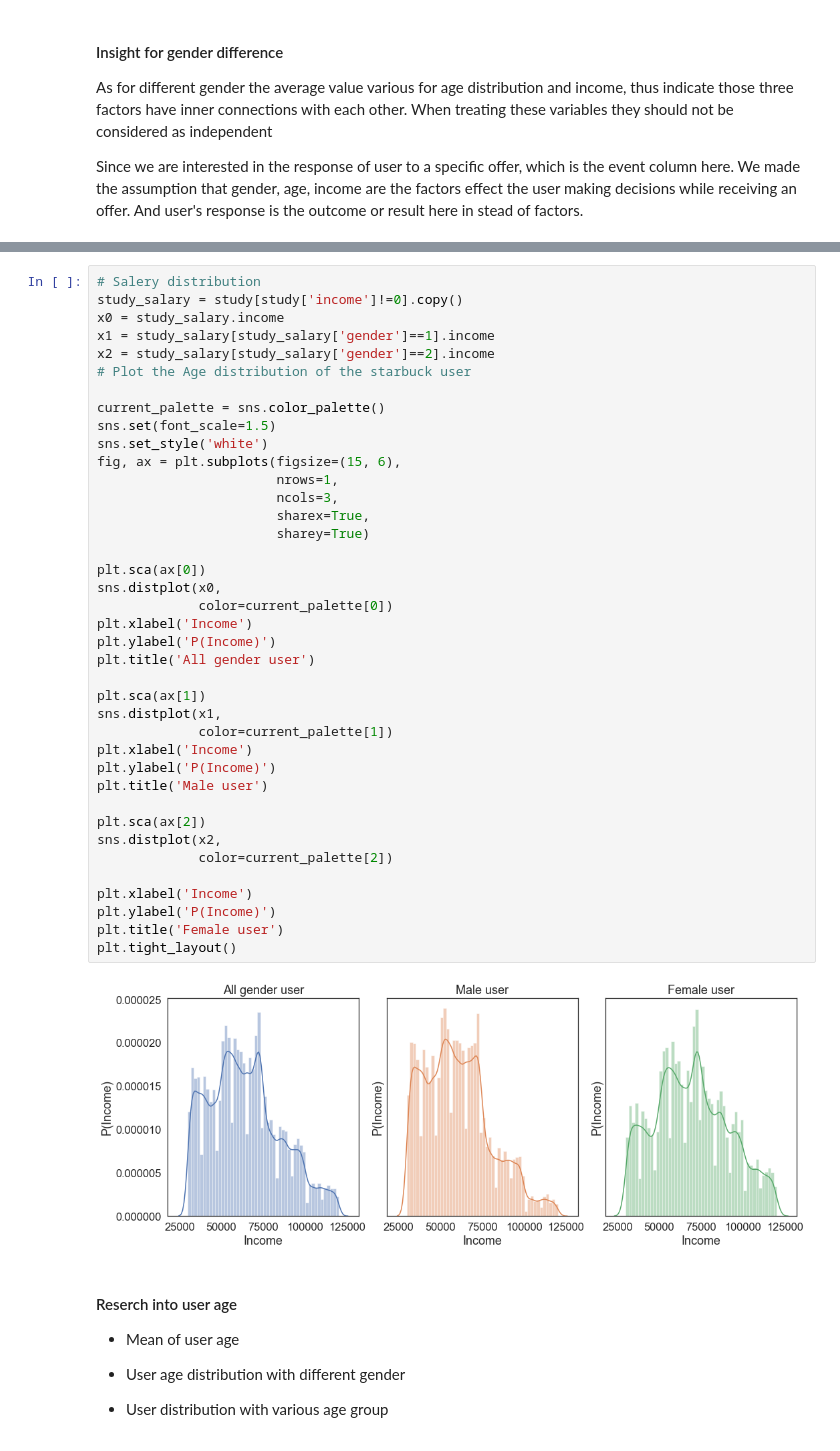
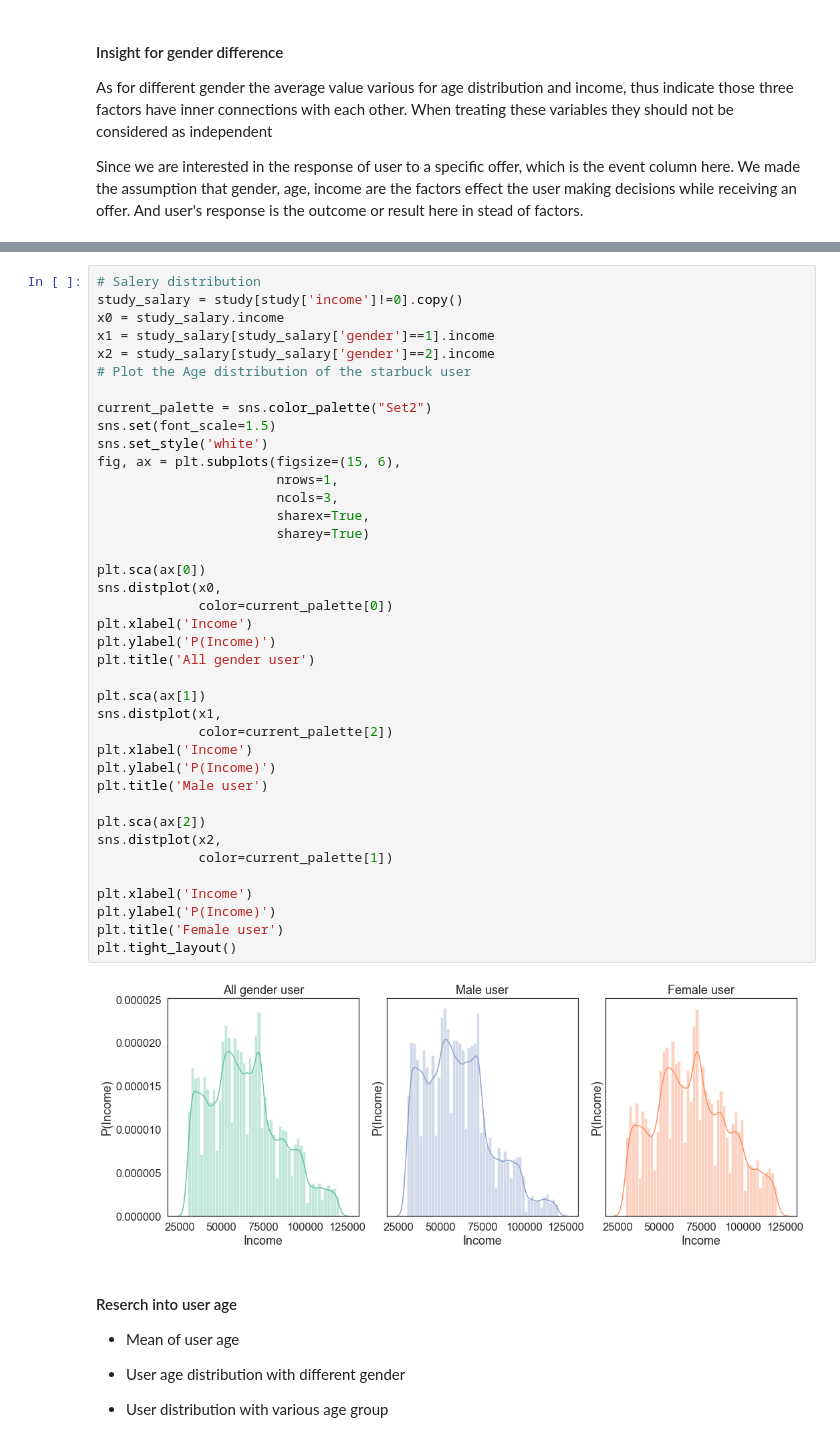
Before and after one commit to ZhuqingZhang0422/Starbucks-Capstone-Project, a Jupyter notebook: Starbucks_Capstone_notebook.ipynb, the cells around one changed output, grey strips where cells are left out. Cells and saved outputs as stored; diff of their text form.

```diff
--- a/Starbucks_Capstone_notebook.ipynb
+++ b/Starbucks_Capstone_notebook.ipynb
@@ -383,39 +381,39 @@ x1 = study_salary[study_salary['gender']==1].income
 x2 = study_salary[study_salary['gender']==2].income
 # Plot the Age distribution of the starbuck user
 
-current_palette = sns.color_palette()
+current_palette = sns.color_palette("Set2")
 sns.set(font_scale=1.5)
 sns.set_style('white')
 fig, ax = plt.subplots(figsize=(15, 6),
                        nrows=1,
                        ncols=3,
                        sharex=True,
                        sharey=True)
 
 plt.sca(ax[0])
 sns.distplot(x0,
              color=current_palette[0])
 plt.xlabel('Income')
 plt.ylabel('P(Income)')
 plt.title('All gender user')
 
 plt.sca(ax[1])
 sns.distplot(x1,
-             color=current_palette[1])
+             color=current_palette[2])
 plt.xlabel('Income')
 plt.ylabel('P(Income)')
 plt.title('Male user')
 
 plt.sca(ax[2])
 sns.distplot(x2,
-             color=current_palette[2])
+             color=current_palette[1])
 
 plt.xlabel('Income')
 plt.ylabel('P(Income)')
 plt.title('Female user')
 plt.tight_layout()
 # %% [output]
-[figure, old version]
+[figure, new version]
 # %% [markdown]
 #### Reserch into user age
 * Mean of user age
```
Also changed, not shown: parts of 5 cells of this notebook.
